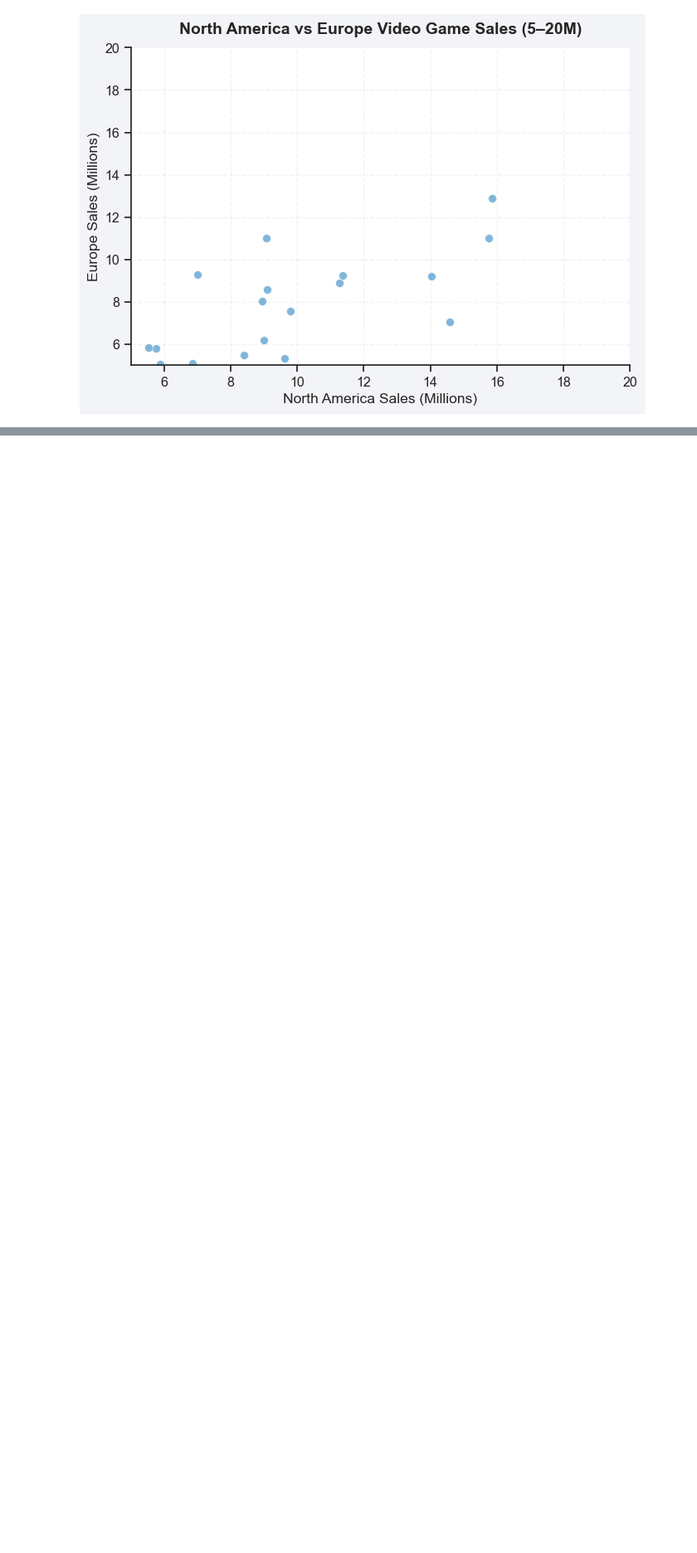
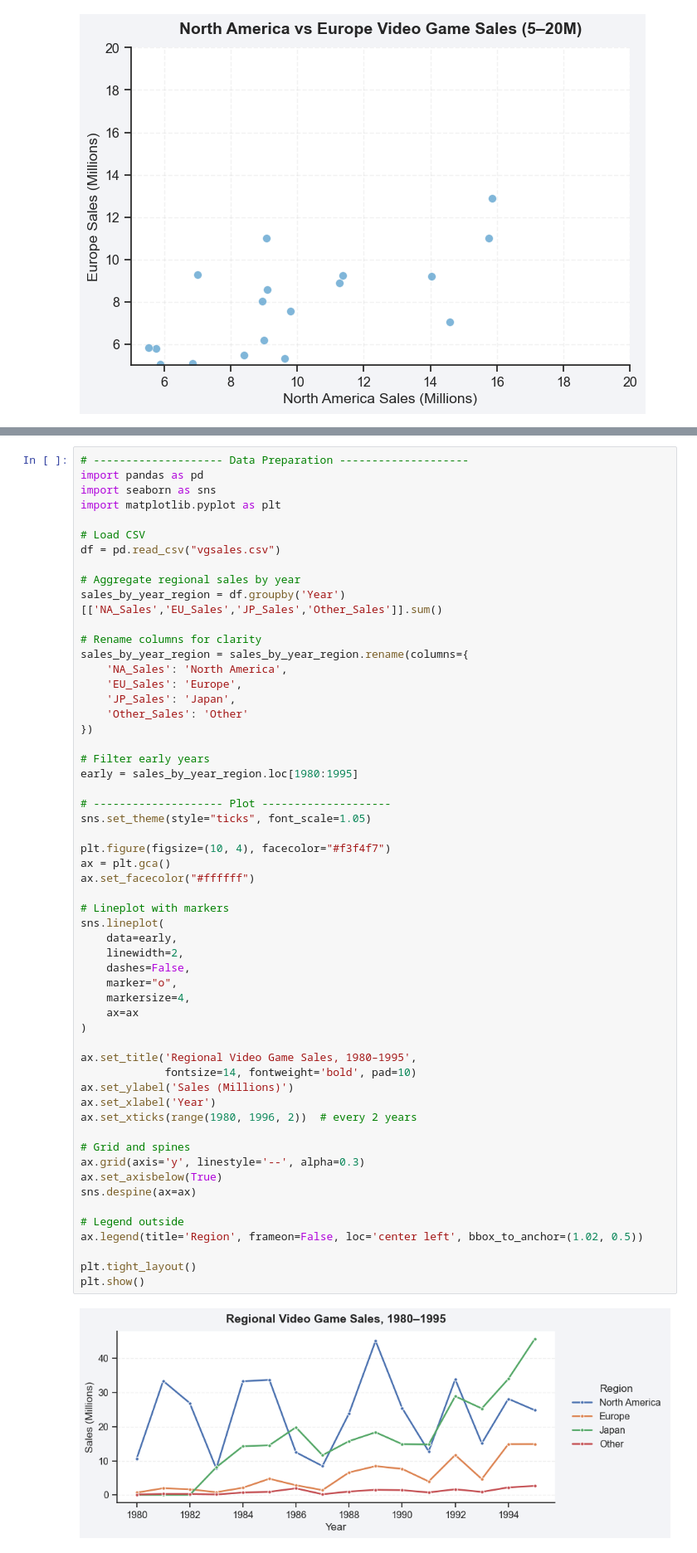
Before and after one commit to MGKgit235/Video-game-sale-analysis, a Jupyter notebook: videogameanalysis.ipynb, the cells around one changed output, grey strips where cells are left out. Shown at 83% size. Drawn from its saved outputs; the diff is of its cells as text; blank space fills up the shorter version.

```diff
--- a/videogameanalysis.ipynb
+++ b/videogameanalysis.ipynb
@@ -384,0 +345,58 @@ NameError: name 'sales_by_year_region' is not defined
+# %%
+# -------------------- Data Preparation --------------------
+import pandas as pd
+import seaborn as sns
+import matplotlib.pyplot as plt
+
+# Load CSV
+df = pd.read_csv("vgsales.csv")
+
+# Aggregate regional sales by year
+sales_by_year_region = df.groupby('Year')[['NA_Sales','EU_Sales','JP_Sales','Other_Sales']].sum()
+
+# Rename columns for clarity
+sales_by_year_region = sales_by_year_region.rename(columns={
+    'NA_Sales': 'North America',
+    'EU_Sales': 'Europe',
+    'JP_Sales': 'Japan',
+    'Other_Sales': 'Other'
+})
+
+# Filter early years
+early = sales_by_year_region.loc[1980:1995]
+
+# -------------------- Plot --------------------
+sns.set_theme(style="ticks", font_scale=1.05)
+
+plt.figure(figsize=(10, 4), facecolor="#f3f4f7")
+ax = plt.gca()
+ax.set_facecolor("#ffffff")
+
+# Lineplot with markers
+sns.lineplot(
+    data=early,
+    linewidth=2,
+    dashes=False,
+    marker="o",
+    markersize=4,
+    ax=ax
+)
+
+ax.set_title('Regional Video Game Sales, 1980–1995',
+             fontsize=14, fontweight='bold', pad=10)
+ax.set_ylabel('Sales (Millions)')
+ax.set_xlabel('Year')
+ax.set_xticks(range(1980, 1996, 2))  # every 2 years
+
+# Grid and spines
+ax.grid(axis='y', linestyle='--', alpha=0.3)
+ax.set_axisbelow(True)
+sns.despine(ax=ax)
+
+# Legend outside
+ax.legend(title='Region', frameon=False, loc='center left', bbox_to_anchor=(1.02, 0.5))
+
+plt.tight_layout()
+plt.show()
+# %% [output]
+[figure, added]
```
Also changed, not shown: parts of 10 cells of this notebook.
